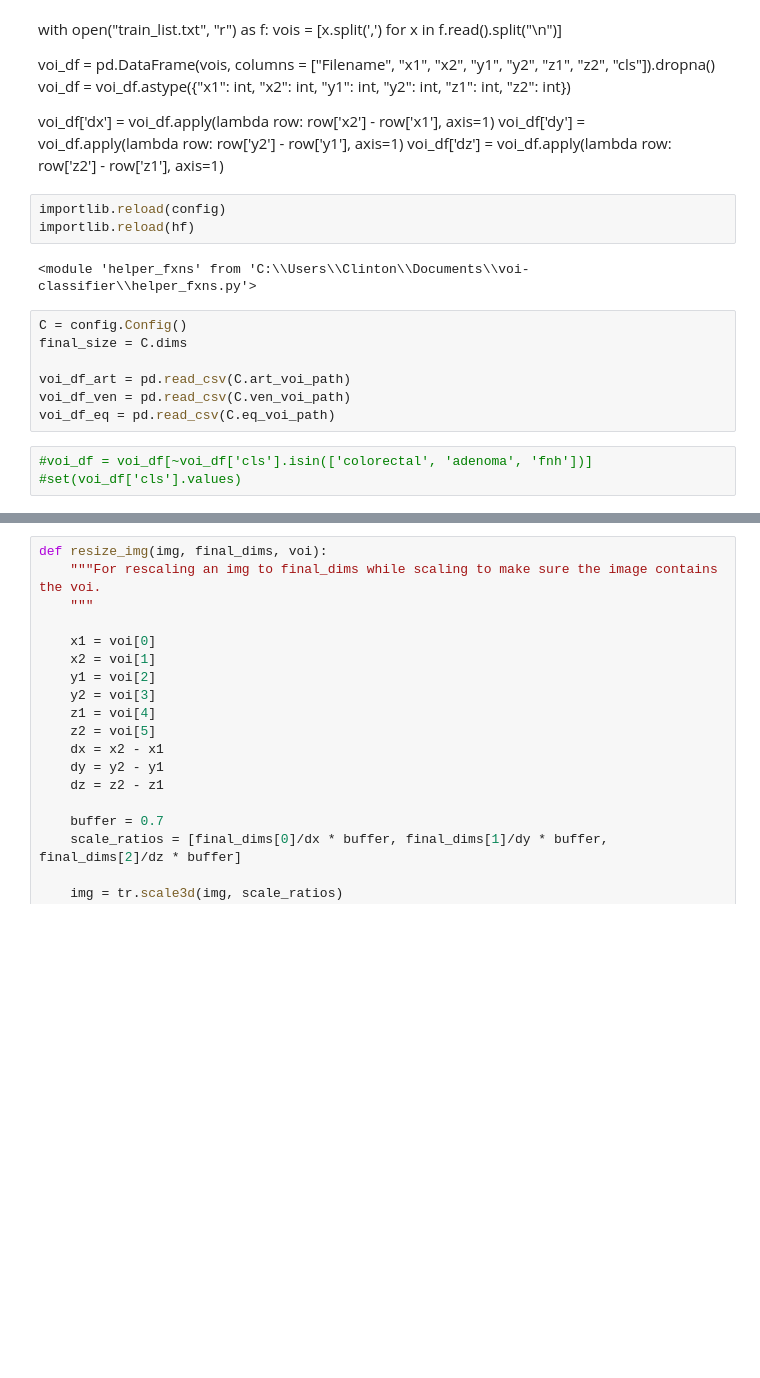
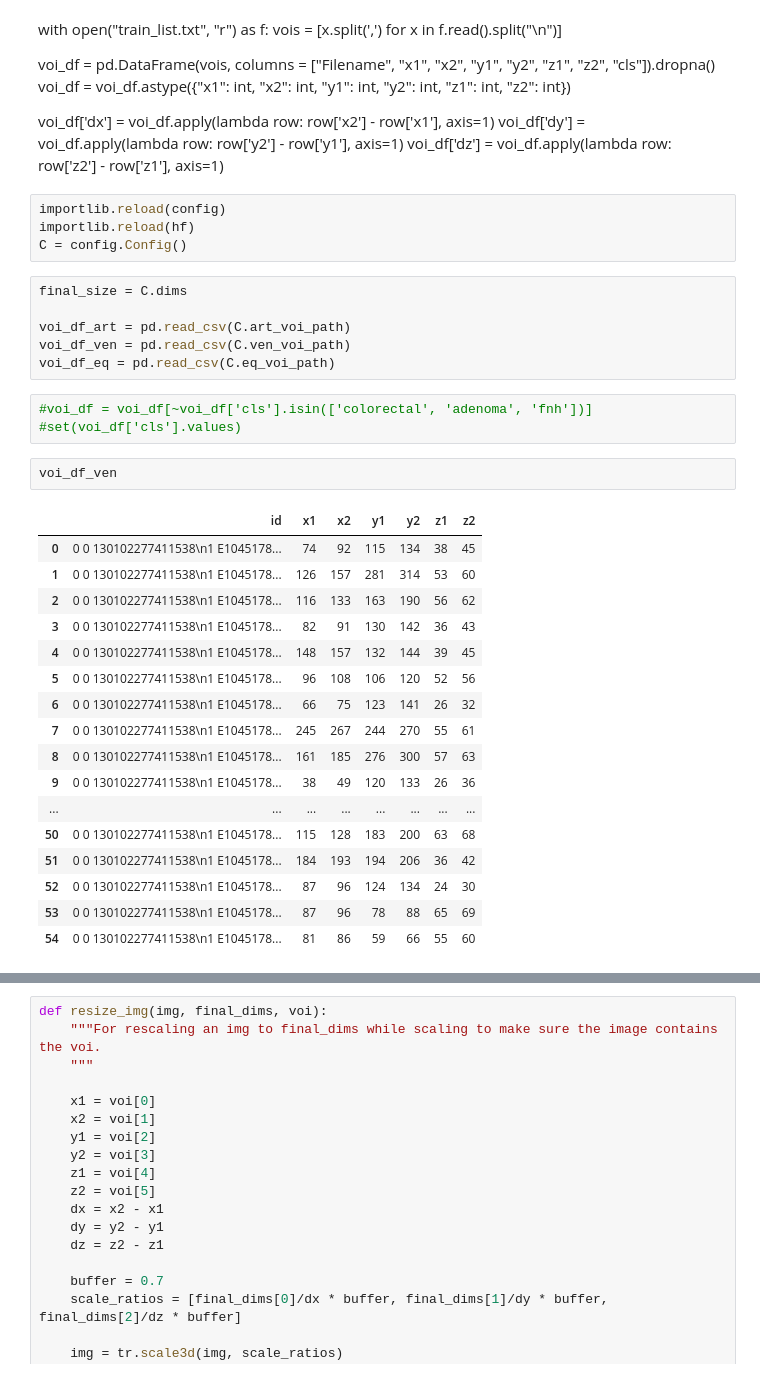
Before and after one commit to clintonjwang/voi-classifier, a Jupyter notebook: voi-extractor.ipynb, the cells around one changed output, grey strips where cells are left out. Saved outputs shown, nothing was run; the diff lists cells and outputs as text; blank space fills up the shorter version.

```diff
--- a/voi-extractor.ipynb
+++ b/voi-extractor.ipynb
@@ -29,10 +30,8 @@ voi_df['dz'] = voi_df.apply(lambda row: row['z2'] - row['z1'], axis=1)
 # %%
 importlib.reload(config)
 importlib.reload(hf)
+C = config.Config()
-# %% [output]
-<module 'helper_fxns' from 'C:\\Users\\Clinton\\Documents\\voi-classifier\\helper_fxns.py'>
 # %%
-C = config.Config()
 final_size = C.dims
 
 voi_df_art = pd.read_csv(C.art_voi_path)
@@ -41,6 +40,26 @@ voi_df_eq = pd.read_csv(C.eq_voi_path)
 # %%
 #voi_df = voi_df[~voi_df['cls'].isin(['colorectal', 'adenoma', 'fnh'])]
 #set(voi_df['cls'].values)
+# %%
+voi_df_ven
+# %% [output]
+|  | id | x1 | x2 | y1 | y2 | z1 | z2 |
+| 0 | 0 0 130102277411538\n1 E1045178... | 74 | 92 | 115 | 134 | 38 | 45 |
+| 1 | 0 0 130102277411538\n1 E1045178... | 126 | 157 | 281 | 314 | 53 | 60 |
+| 2 | 0 0 130102277411538\n1 E1045178... | 116 | 133 | 163 | 190 | 56 | 62 |
+| 3 | 0 0 130102277411538\n1 E1045178... | 82 | 91 | 130 | 142 | 36 | 43 |
+| 4 | 0 0 130102277411538\n1 E1045178... | 148 | 157 | 132 | 144 | 39 | 45 |
+| 5 | 0 0 130102277411538\n1 E1045178... | 96 | 108 | 106 | 120 | 52 | 56 |
+| 6 | 0 0 130102277411538\n1 E1045178... | 66 | 75 | 123 | 141 | 26 | 32 |
+| 7 | 0 0 130102277411538\n1 E1045178... | 245 | 267 | 244 | 270 | 55 | 61 |
+| 8 | 0 0 130102277411538\n1 E1045178... | 161 | 185 | 276 | 300 | 57 | 63 |
+| 9 | 0 0 130102277411538\n1 E1045178... | 38 | 49 | 120 | 133 | 26 | 36 |
+| ... | ... | ... | ... | ... | ... | ... | ... |
+| 50 | 0 0 130102277411538\n1 E1045178... | 115 | 128 | 183 | 200 | 63 | 68 |
+| 51 | 0 0 130102277411538\n1 E1045178... | 184 | 193 | 194 | 206 | 36 | 42 |
+| 52 | 0 0 130102277411538\n1 E1045178... | 87 | 96 | 124 | 134 | 24 | 30 |
+| 53 | 0 0 130102277411538\n1 E1045178... | 87 | 96 | 78 | 88 | 65 | 69 |
+| 54 | 0 0 130102277411538\n1 E1045178... | 81 | 86 | 59 | 66 | 55 | 60 |
 # %%
 def extract_voi(img, voi, min_dims, ven_voi=[], eq_voi=[]):
     """Input: image, a voi to center on, and the min dims of the unaugmented img.
```
Also changed, not shown: parts of 16 cells of this notebook, 3 other files.
